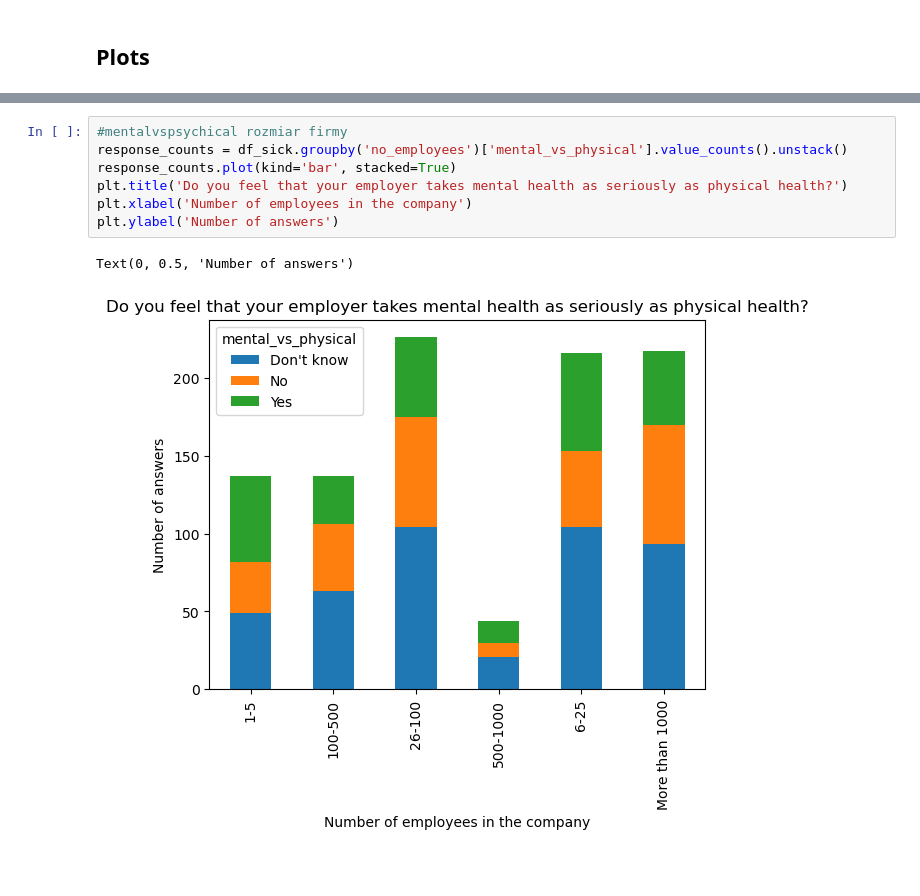
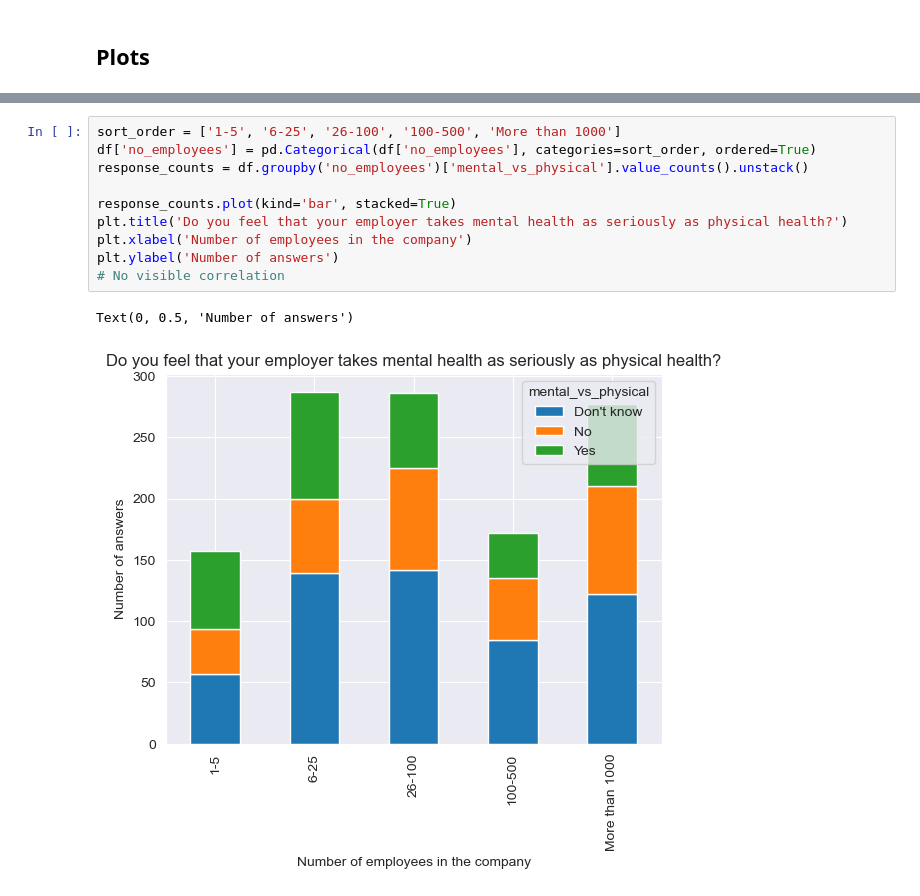
Before and after one commit to Axan18/Introduction-to-data-analytics, a Jupyter notebook: Assignment1Adv/as3.ipynb, the cells around one changed output, grey strips where cells are left out. Cells and saved outputs as stored; diff of their text form; blank space fills up the shorter version.

```diff
--- a/Assignment1Adv/as3.ipynb
+++ b/Assignment1Adv/as3.ipynb
@@ -76,11 +81,14 @@ df_sick.boxplot(column = 'Age', by='work_interfere', vert=False)
 # %%
-#mentalvspsychical rozmiar firmy
-response_counts = df_sick.groupby('no_employees')['mental_vs_physical'].value_counts().unstack()
+sort_order = ['1-5', '6-25', '26-100', '100-500', 'More than 1000']
+df['no_employees'] = pd.Categorical(df['no_employees'], categories=sort_order, ordered=True)
+response_counts = df.groupby('no_employees')['mental_vs_physical'].value_counts().unstack()
+
 response_counts.plot(kind='bar', stacked=True)
 plt.title('Do you feel that your employer takes mental health as seriously as physical health?')
 plt.xlabel('Number of employees in the company')
 plt.ylabel('Number of answers')
+# No visible correlation
 # %% [output]
 Text(0, 0.5, 'Number of answers')
-[figure, old version]
+[figure, new version]
 # %%
```
Also changed, not shown: parts of 14 cells of this notebook, 19 other files.
